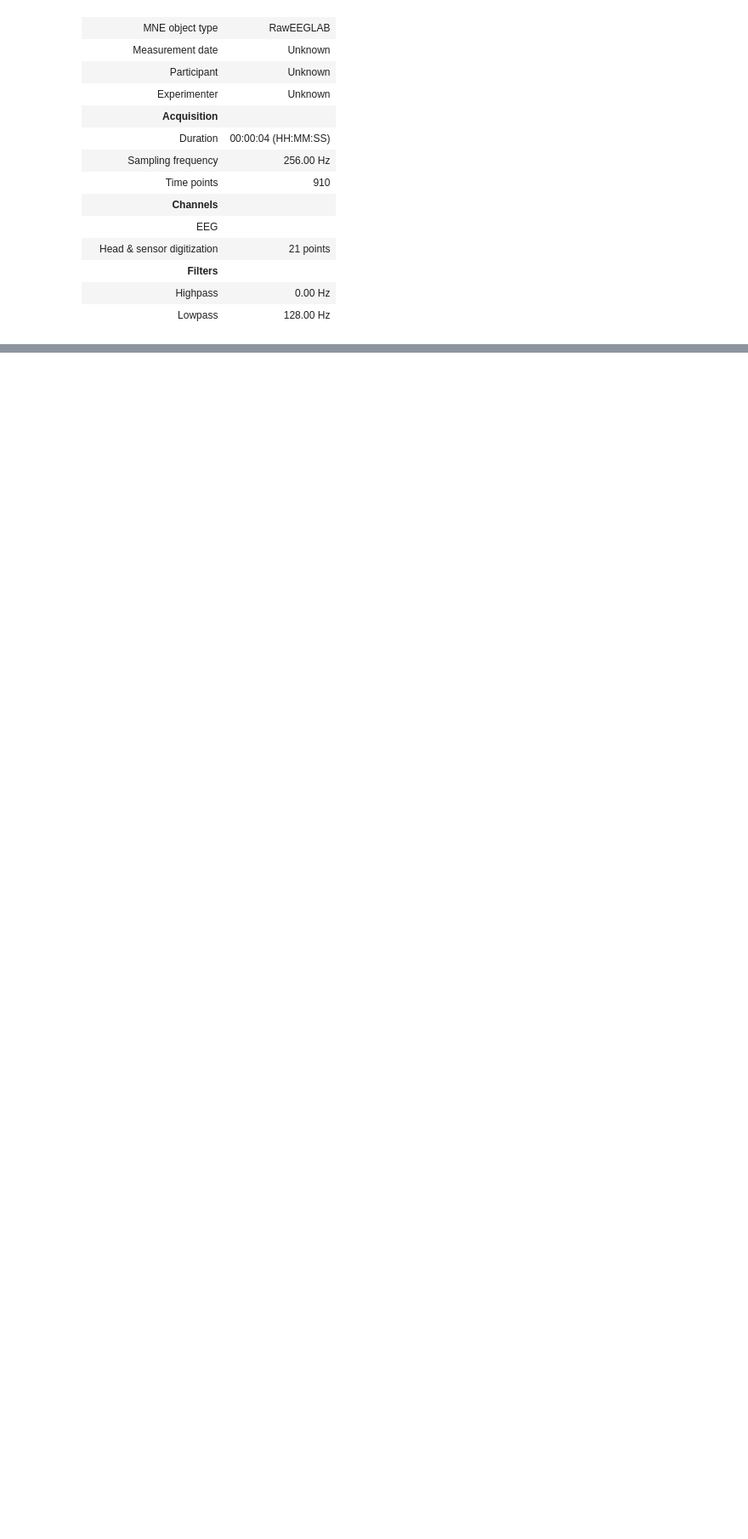
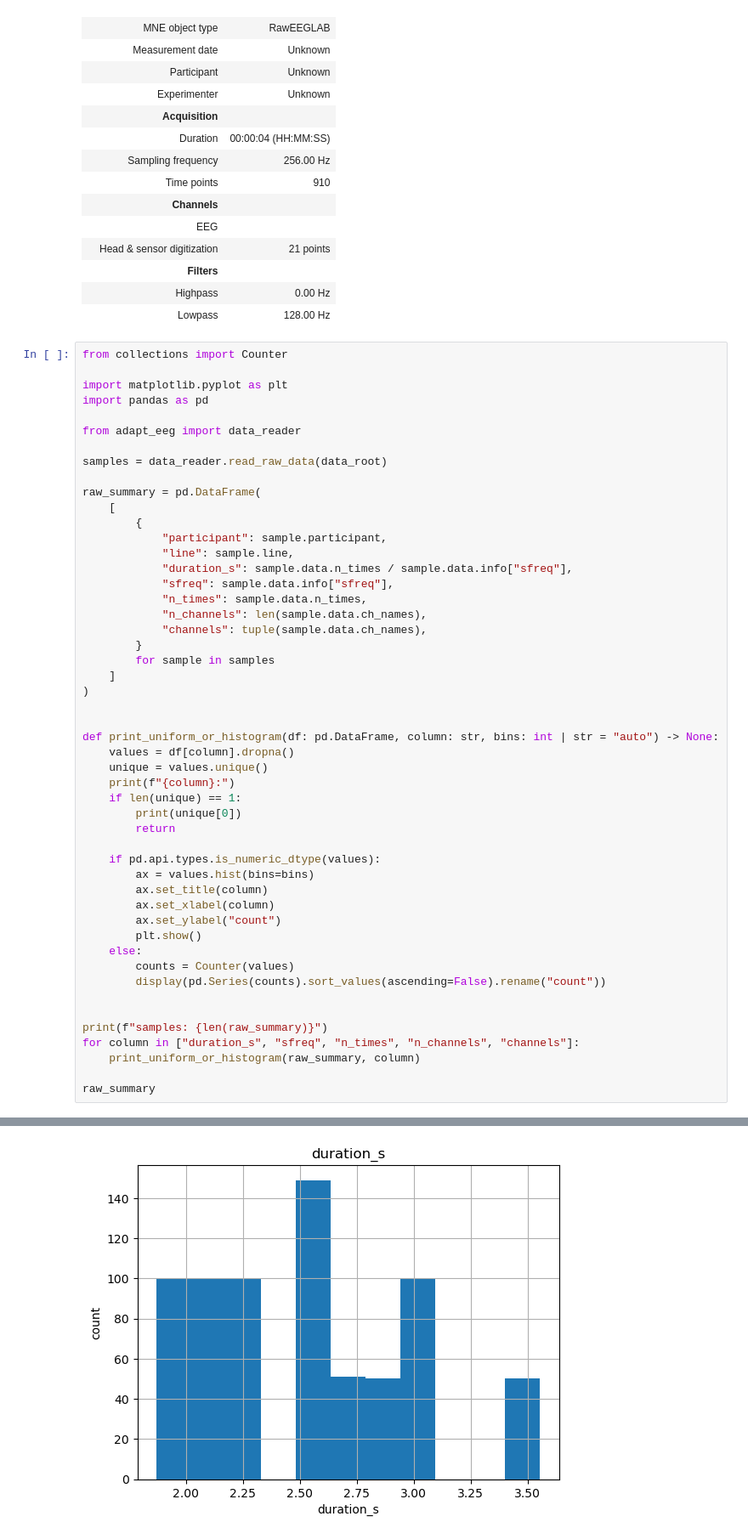
Before and after one commit to BuiHoangTu/adapt.eeg-neural-entrainment, a Jupyter notebook: notebooks/5.explore_v2.ipynb, the cells around one changed output, grey strips where cells are left out. Shown at 85% size. Saved outputs shown, nothing was run; the diff lists cells and outputs as text; blank space fills up the shorter version.

```diff
--- a/notebooks/5.explore_v2.ipynb
+++ b/notebooks/5.explore_v2.ipynb
@@ -59,3 +59,54 @@ sample
 |  | Filters |  |
 |  | Highpass | 0.00 Hz |
 |  | Lowpass | 128.00 Hz |
+# %%
+from collections import Counter
+
+import matplotlib.pyplot as plt
+import pandas as pd
+
+from adapt_eeg import data_reader
+
+samples = data_reader.read_raw_data(data_root)
+
+raw_summary = pd.DataFrame(
+    [
+        {
+            "participant": sample.participant,
+            "line": sample.line,
+            "duration_s": sample.data.n_times / sample.data.info["sfreq"],
+            "sfreq": sample.data.info["sfreq"],
+            "n_times": sample.data.n_times,
+            "n_channels": len(sample.data.ch_names),
+            "channels": tuple(sample.data.ch_names),
+        }
+        for sample in samples
+    ]
+)
+
+
+def print_uniform_or_histogram(df: pd.DataFrame, column: str, bins: int | str = "auto") -> None:
+    values = df[column].dropna()
+    unique = values.unique()
+    print(f"{column}:")
+    if len(unique) == 1:
+        print(unique[0])
+        return
+
+    if pd.api.types.is_numeric_dtype(values):
+        ax = values.hist(bins=bins)
+        ax.set_title(column)
+        ax.set_xlabel(column)
+        ax.set_ylabel("count")
+        plt.show()
+    else:
+        counts = Counter(values)
+        display(pd.Series(counts).sort_values(ascending=False).rename("count"))
+
+
+print(f"samples: {len(raw_summary)}")
+for column in ["duration_s", "sfreq", "n_times", "n_channels", "channels"]:
+    print_uniform_or_histogram(raw_summary, column)
+
+raw_summary
+# %% [output]
@@ -61,0 +115 @@ sample
+[figure, added]
```
Also changed, not shown: parts of 3 cells of this notebook, 2 other files.
